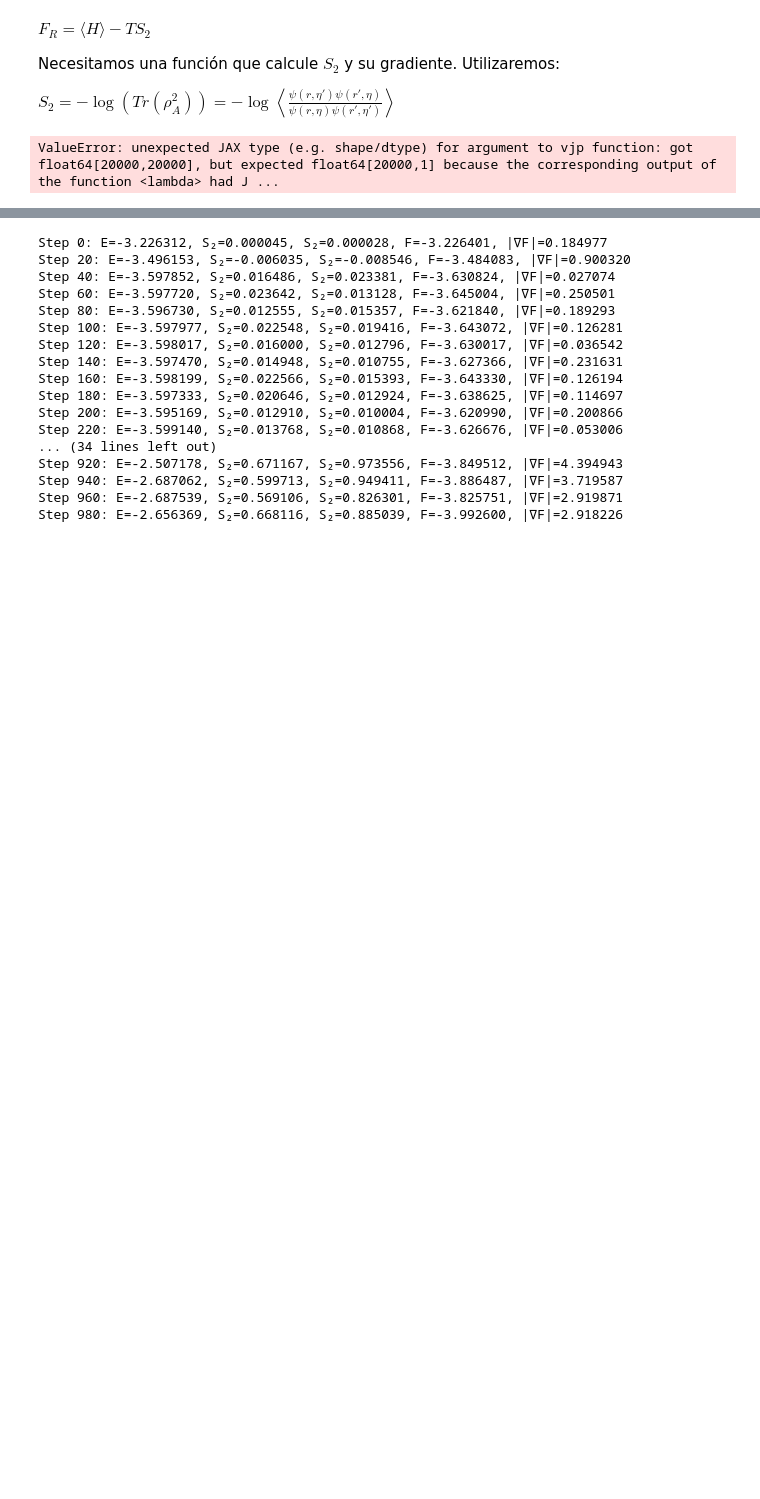
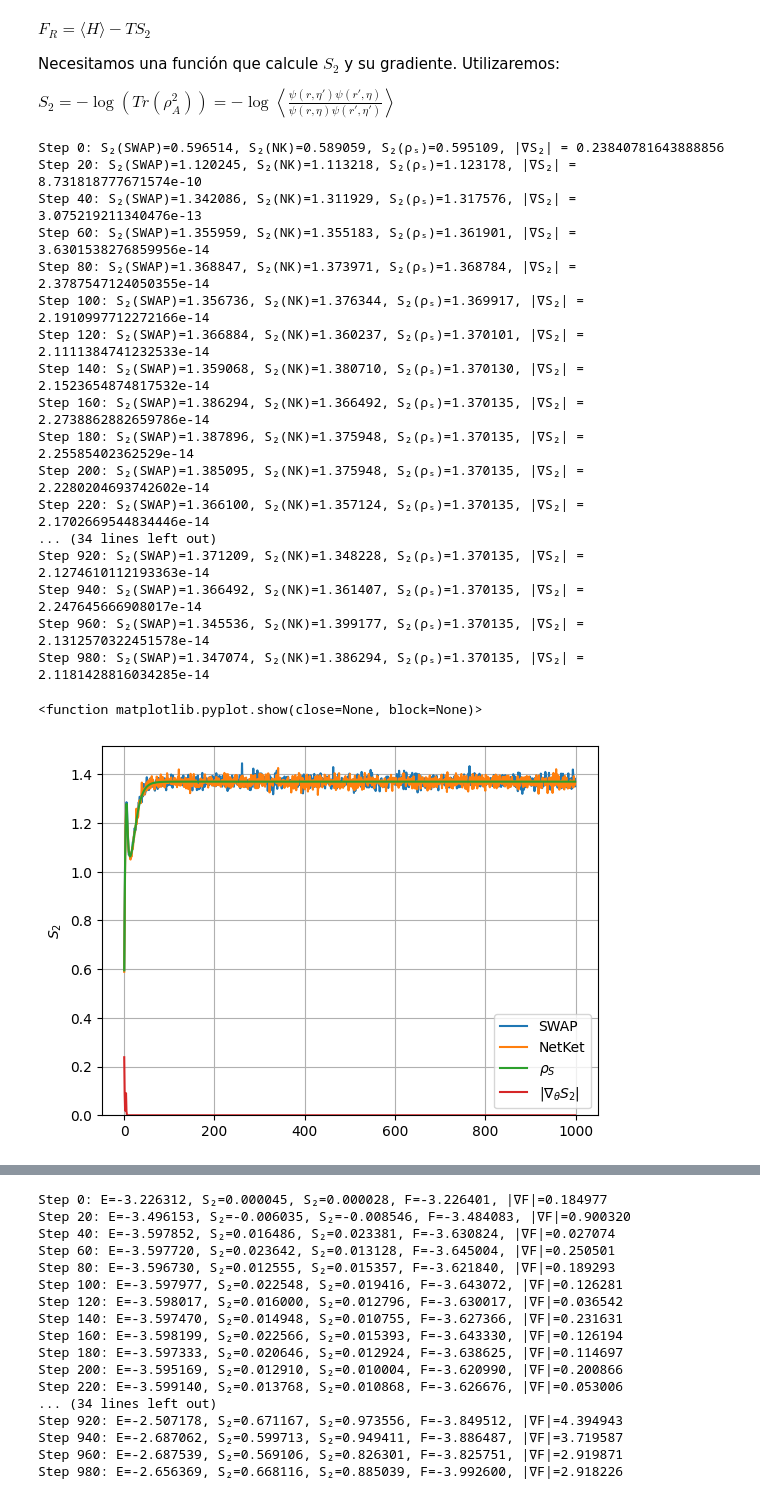
Before and after one commit to ismaelcastrouimp/TFM, a Jupyter notebook: Ancilla_Ising.ipynb, the cells around one changed output, grey strips where cells are left out. Saved outputs shown, nothing was run; the diff lists cells and outputs as text; code cells hidden in the pictures; blank space fills up the shorter version.

```diff
--- a/Ancilla_Ising.ipynb
+++ b/Ancilla_Ising.ipynb
@@ -665,7 +665,7 @@ class MultiLayerPerceptron(nn.Module):
                     )(x)
                 )
             )
-        return x
+        return x.squeeze(axis=-1)
 
 class RBM_Z2(nn.Module):
 
@@ -675,13 +675,13 @@ class RBM_Z2(nn.Module):
     @nn.compact
     def __call__(self, x):
         # Definimos la RBM
-        # worker = nk.models.RBM(alpha=self.alpha, param_dtype=float)
-        worker = MultiLayerPerceptron(layer_widths=[8,16,8,1])
-        # worker = nk.models.ARNNDense(
-            # hilbert= nk.hilbert.Spin(s=1/2, N=N+N_ancilla),
-            # layers=2,           # 2 capas ocultas
-            # features=16,        # 16 neuronas por capa
-        # )
+        # worker = nk.models.RBM(alpha=self.alpha, kernel_init=nn.initializers.normal(0.2), param_dtype=complex)
+        # worker = MultiLayerPerceptron(layer_widths=[8,16,8,1])
+        worker = nk.models.ARNNDense(
+            hilbert= nk.hilbert.Spin(s=1/2, N=N+N_ancilla),
+            layers=2,           # capas ocultas
+            features=16,        # neuronas por capa
+        )
 
         # Calculamos la log-amplitud para x y -x
         output_x = jnp.atleast_1d(worker(x))
@@ -707,7 +707,7 @@ class RBM_Z2(nn.Module):
 partition = list(range(N))
 # sampler = nk.sampler.MetropolisLocal(hi_extended)
 sampler = nk.sampler.ExactSampler(hilbert=hi_extended)
-model = RBM_Z2(alpha=1, trivial_Z2=True)
+model = RBM_Z2(alpha=8, trivial_Z2=True)
 vstate = nk.vqs.MCState(sampler, model, n_samples=20000)
 vstate.init_parameters
 # optimizer = optax.sgd(learning_rate=0.8, momentum=0.9)
@@ -720,19 +720,33 @@ vstate.init_parameters
 # )
 optimizer = optax.chain(
     optax.clip_by_global_norm(1.0),
-    optax.adamw(  # AdamW = Adam + weight decay (mejor regularización)
+    optax.adam(
         learning_rate=optax.warmup_cosine_decay_schedule(
-            init_value=0.0,           # Empieza en 0
-            peak_value=0.5,           # LR máximo (fase exploratoria)
-            warmup_steps=100,         # 100 steps subiendo
+            init_value=0.01,           # Empieza en 0.2
+            peak_value=1,           # LR máximo (fase exploratoria)
+            warmup_steps=300,         # steps subiendo
             decay_steps=1000,         # 1000 steps total
-            end_value=0.001           # LR final (refinamiento)
+            end_value=0.1           # LR final (refinamiento)
         ),
-        weight_decay=1e-4,            # Regularización suave
         b1=0.9,                       # Momentum (default)
         b2=0.999                      # Segundo momento (default)
     )
 )
+# optimizer = optax.chain(
+#     optax.clip_by_global_norm(1.0),
+#     optax.adamw(
+#         learning_rate=optax.warmup_cosine_decay_schedule(
+#             init_value=0.0,           # Empieza en 0
+#             peak_value=0.5,           # LR máximo (fase exploratoria)
+#             warmup_steps=100,         # 100 steps subiendo
+#             decay_steps=1000,         # 1000 steps total
+#             end_value=0.001           # LR final (refinamiento)
+#         ),
+#         weight_decay=1e-4,            # Regularización suave
+#         b1=0.9,                       # Momentum (default)
+#         b2=0.999                      # Segundo momento (default)
+#     )
+# )
 opt_state = optimizer.init(vstate.parameters)
 
 S2_history_swap = []
@@ -750,39 +764,56 @@ for step in range(1000):
     # S2, S2_grad_2 = renyi2_value_and_grad(vstate, N, partition, 10000, key=step)
     # S2, S2_grad_2 = renyi2_value_and_grad2(vstate, hi_extended, partition, 200000)
     S2_nk = vstate.expect(S2_obs).mean.real*np.log(2)
-    # S2_trace = renyi2_entropy_exact(vstate, partition)[0]
+    S2_trace = renyi2_entropy_exact(vstate, partition)[0]
     S2_grad = jnp.linalg.norm(nk.jax.tree_ravel(S2_grad_2)[0])
 
     S_grad = jax.tree_util.tree_map(
         lambda grad_S2:  - grad_S2,
         S2_grad_2
     )
 
     updates, opt_state = optimizer.update(S_grad, opt_state, vstate.parameters)
     vstate.parameters = optax.apply_updates(vstate.parameters, updates)
 
     S2_history_swap.append(S2)
     S2_history_nk.append(S2_nk)
-    # S2_history_trace.append(S2_trace)
+    S2_history_trace.append(S2_trace)
     S2_grad_history.append(S2_grad)
     a = vstate.expect_and_grad(H_extended)
 
     if step % 20 == 0:
         grad_norm = jnp.linalg.norm(nk.jax.tree_ravel(S_grad)[0])
-        # print(f"Step {step}: S₂(SWAP)={S2:.6f}, S₂(NK)={S2_nk:.6f}, S₂(ρₛ)={S2_trace:.6f}, |∇S₂| = {S2_grad:.6f}")
-        print(f"Step {step}: S₂(SWAP)={S2:.6f}, S₂(NK)={S2_nk:.6f}, |∇S₂| = {S2_grad:.6f}")
+        print(f"Step {step}: S₂(SWAP)={S2:.6f}, S₂(NK)={S2_nk:.6f}, S₂(ρₛ)={S2_trace:.6f}, |∇S₂| = {S2_grad:.8f}")
 
 plt.plot(S2_history_swap, label="SWAP")
 plt.plot(S2_history_nk, label="NetKet")
 plt.plot(S2_history_trace, label=r"$\rho_S$")
 plt.plot(S2_grad_history, label=r"$|\nabla_\theta S_2$|")
 plt.ylabel(r"$S_2$")
 plt.ylim(0,)
 plt.grid()
 plt.legend()
 plt.show
 # %% [output]
-ValueError: unexpected JAX type (e.g. shape/dtype) for argument to vjp function: got float64[20000,20000], but expected float64[20000,1] because the corresponding output of the function <lambda> had J ...
+Step 0: S₂(SWAP)=0.596514, S₂(NK)=0.589059, S₂(ρₛ)=0.595109, |∇S₂| = 0.23840781643888856
+Step 20: S₂(SWAP)=1.120245, S₂(NK)=1.113218, S₂(ρₛ)=1.123178, |∇S₂| = 8.731818777671574e-10
+Step 40: S₂(SWAP)=1.342086, S₂(NK)=1.311929, S₂(ρₛ)=1.317576, |∇S₂| = 3.075219211340476e-13
+Step 60: S₂(SWAP)=1.355959, S₂(NK)=1.355183, S₂(ρₛ)=1.361901, |∇S₂| = 3.6301538276859956e-14
+Step 80: S₂(SWAP)=1.368847, S₂(NK)=1.373971, S₂(ρₛ)=1.368784, |∇S₂| = 2.3787547124050355e-14
+Step 100: S₂(SWAP)=1.356736, S₂(NK)=1.376344, S₂(ρₛ)=1.369917, |∇S₂| = 2.1910997712272166e-14
+Step 120: S₂(SWAP)=1.366884, S₂(NK)=1.360237, S₂(ρₛ)=1.370101, |∇S₂| = 2.1111384741232533e-14
+Step 140: S₂(SWAP)=1.359068, S₂(NK)=1.380710, S₂(ρₛ)=1.370130, |∇S₂| = 2.1523654874817532e-14
+Step 160: S₂(SWAP)=1.386294, S₂(NK)=1.366492, S₂(ρₛ)=1.370135, |∇S₂| = 2.2738862882659786e-14
+Step 180: S₂(SWAP)=1.387896, S₂(NK)=1.375948, S₂(ρₛ)=1.370135, |∇S₂| = 2.25585402362529e-14
+Step 200: S₂(SWAP)=1.385095, S₂(NK)=1.375948, S₂(ρₛ)=1.370135, |∇S₂| = 2.2280204693742602e-14
+Step 220: S₂(SWAP)=1.366100, S₂(NK)=1.357124, S₂(ρₛ)=1.370135, |∇S₂| = 2.1702669544834446e-14
+... (34 lines left out)
+Step 920: S₂(SWAP)=1.371209, S₂(NK)=1.348228, S₂(ρₛ)=1.370135, |∇S₂| = 2.1274610112193363e-14
+Step 940: S₂(SWAP)=1.366492, S₂(NK)=1.361407, S₂(ρₛ)=1.370135, |∇S₂| = 2.247645666908017e-14
+Step 960: S₂(SWAP)=1.345536, S₂(NK)=1.399177, S₂(ρₛ)=1.370135, |∇S₂| = 2.1312570322451578e-14
+Step 980: S₂(SWAP)=1.347074, S₂(NK)=1.386294, S₂(ρₛ)=1.370135, |∇S₂| = 2.1181428816034285e-14
+<function matplotlib.pyplot.show(close=None, block=None)>
+[figure, added]
 # %%
 def visualize_s2_landscape(vstate, partition, optimal_params, n_samples=10000):
     """
```
Also changed, not shown: parts of 11 cells of this notebook.
